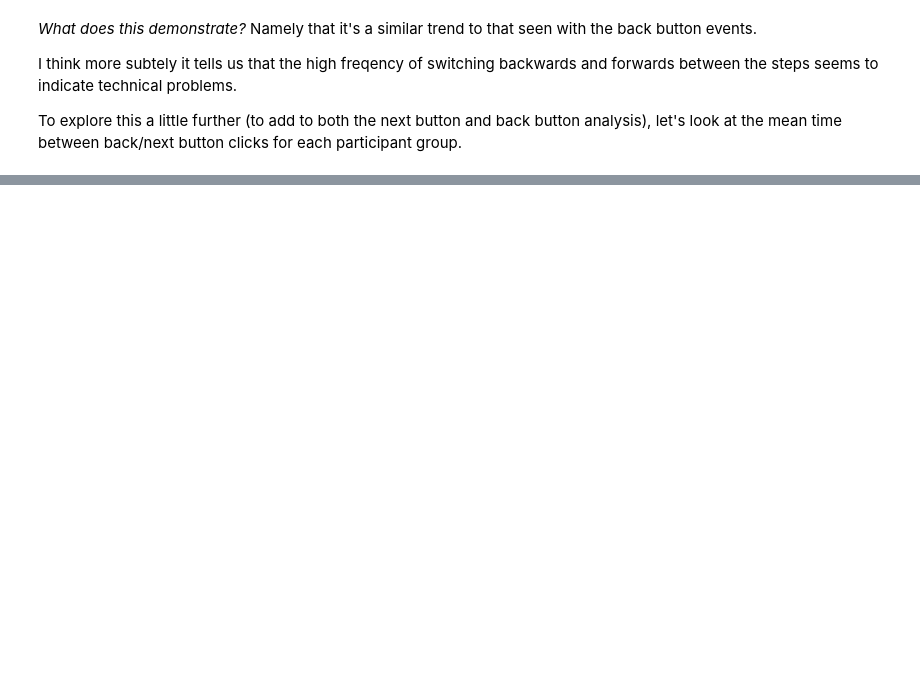
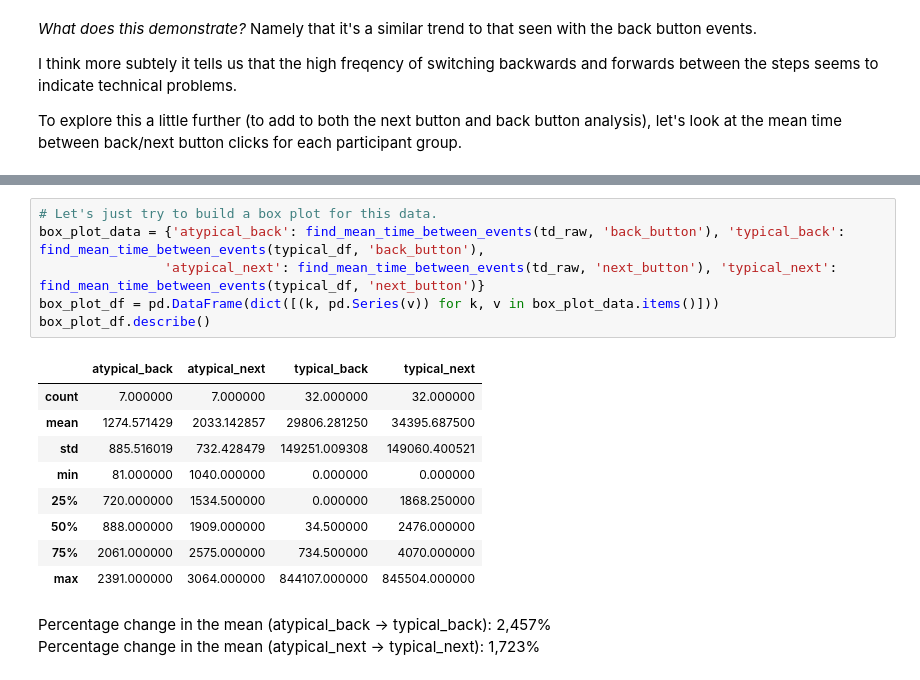
Before and after one commit to JonoCX/cake_data_notebooks_dsjm18, a Jupyter notebook: technical-difficulties.ipynb, the cells around one changed output, grey strips where cells are left out. Saved outputs shown, nothing was run; the diff lists cells and outputs as text; blank space fills up the shorter version.

```diff
--- a/technical-difficulties.ipynb
+++ b/technical-difficulties.ipynb
@@ -544,0 +533,19 @@ print(find_mean_time_between_events(typical_df, 'next_button'))
+# %%
+# Let's just try to build a box plot for this data.
+box_plot_data = {'atypical_back': find_mean_time_between_events(td_raw, 'back_button'), 'typical_back': find_mean_time_between_events(typical_df, 'back_button'),
+                'atypical_next': find_mean_time_between_events(td_raw, 'next_button'), 'typical_next': find_mean_time_between_events(typical_df, 'next_button')}
+box_plot_df = pd.DataFrame(dict([(k, pd.Series(v)) for k, v in box_plot_data.items()]))
+box_plot_df.describe()
+# %% [output]
+|  | atypical_back | atypical_next | typical_back | typical_next |
+| count | 7.000000 | 7.000000 | 32.000000 | 32.000000 |
+| mean | 1274.571429 | 2033.142857 | 29806.281250 | 34395.687500 |
+| std | 885.516019 | 732.428479 | 149251.009308 | 149060.400521 |
+| min | 81.000000 | 1040.000000 | 0.000000 | 0.000000 |
+| 25% | 720.000000 | 1534.500000 | 0.000000 | 1868.250000 |
+| 50% | 888.000000 | 1909.000000 | 34.500000 | 2476.000000 |
+| 75% | 2061.000000 | 2575.000000 | 734.500000 | 4070.000000 |
+| max | 2391.000000 | 3064.000000 | 844107.000000 | 845504.000000 |
+# %% [markdown]
+Percentage change in the mean (atypical_back -> typical_back): 2,457%
+Percentage change in the mean (atypical_next -> typical_next): 1,723%
```
Also changed, not shown: parts of 7 cells of this notebook, 1 other file.
